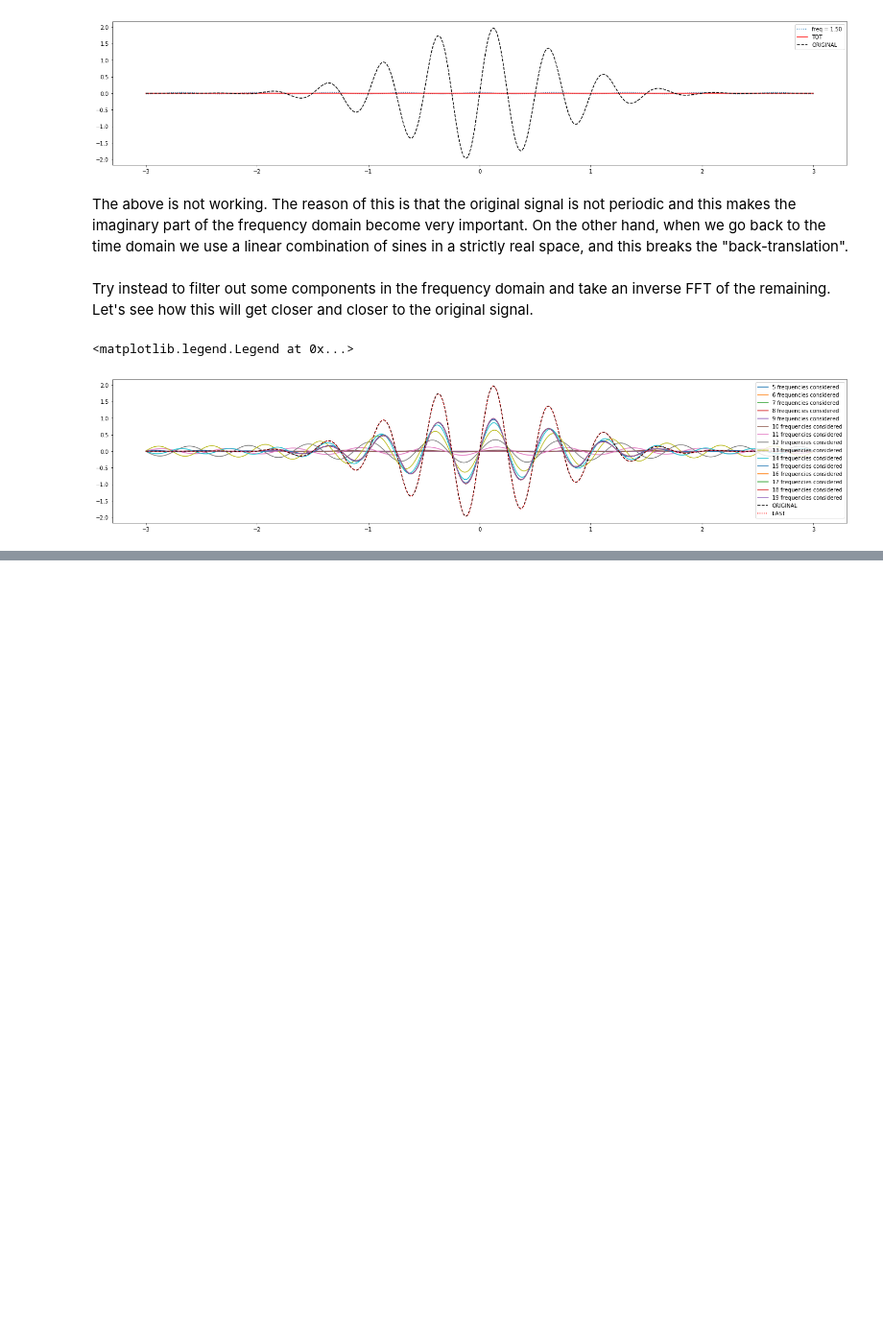
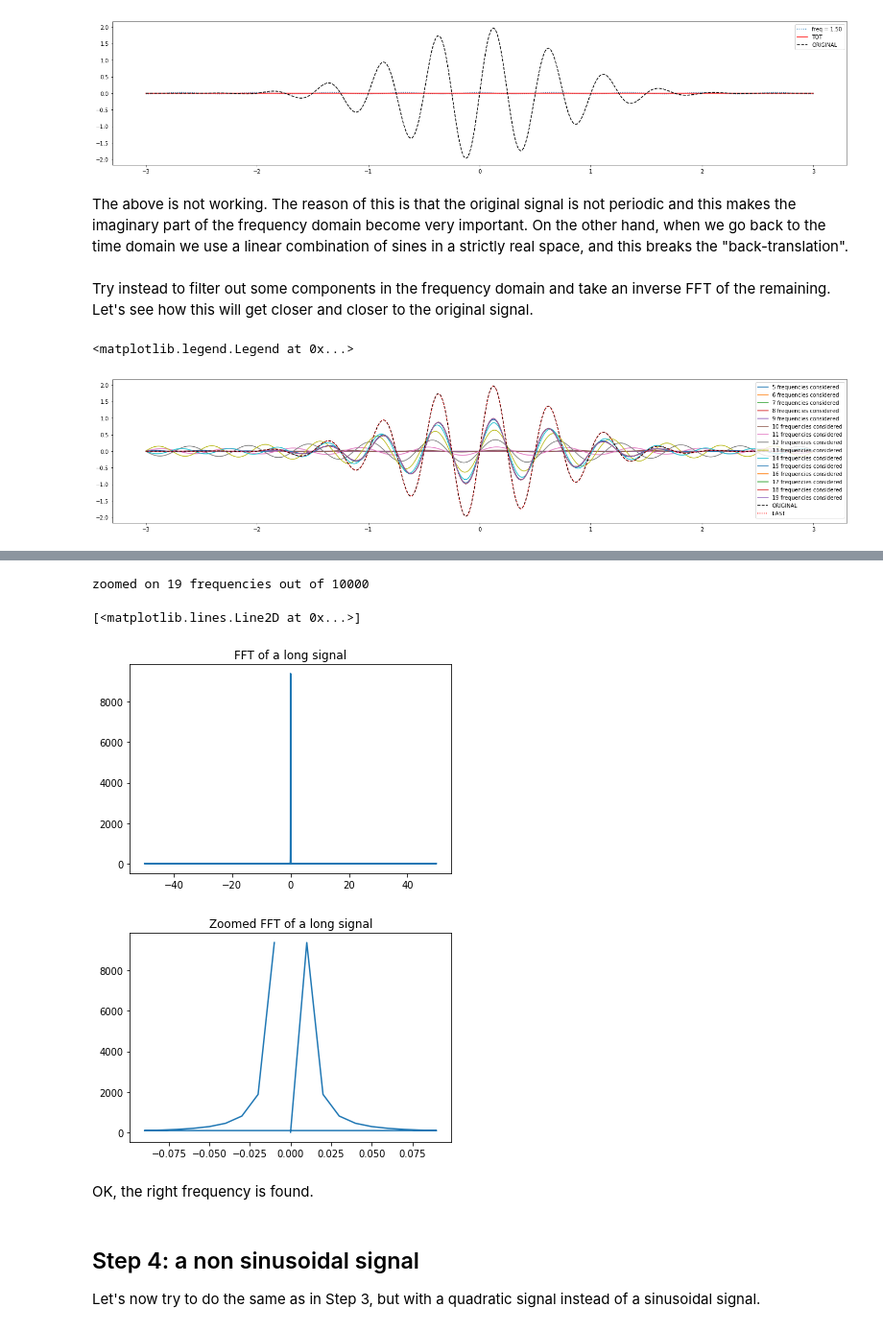
Before and after one commit to francescolosterzo/Fourier-Transform, a Jupyter notebook: FourierTransform.ipynb, the cells around one changed output, grey strips where cells are left out. Shown at 96% size. Saved outputs shown, nothing was run; the diff lists cells and outputs as text; code cells hidden in the pictures; blank space fills up the shorter version.

```diff
--- a/FourierTransform.ipynb
+++ b/FourierTransform.ipynb
@@ -285,0 +315,19 @@ plt.legend(loc='best')
+# %%
+plt.figure()
+plt.title('FFT of a long signal')
+plt.plot(freq, y3_hat.real)
+
+freq_zoom, y3_hat_zoom = getZoom(freq, y3_hat, -.1, .1)
+plt.figure()
+plt.title('Zoomed FFT of a long signal')
+plt.plot(freq_zoom, y3_hat_zoom.real)
+# %% [output]
+zoomed on 19 frequencies out of 10000
+[<matplotlib.lines.Line2D at 0x...>]
+[figure, added]
+[figure, added]
+# %% [markdown]
+OK, the right frequency is found.
+# %% [markdown]
+## Step 4: a non sinusoidal signal
+Let's now try to do the same as in Step 3, but with a quadratic signal instead of a sinusoidal signal.
```
Also changed, not shown: parts of 44 cells of this notebook, 1 other file.
